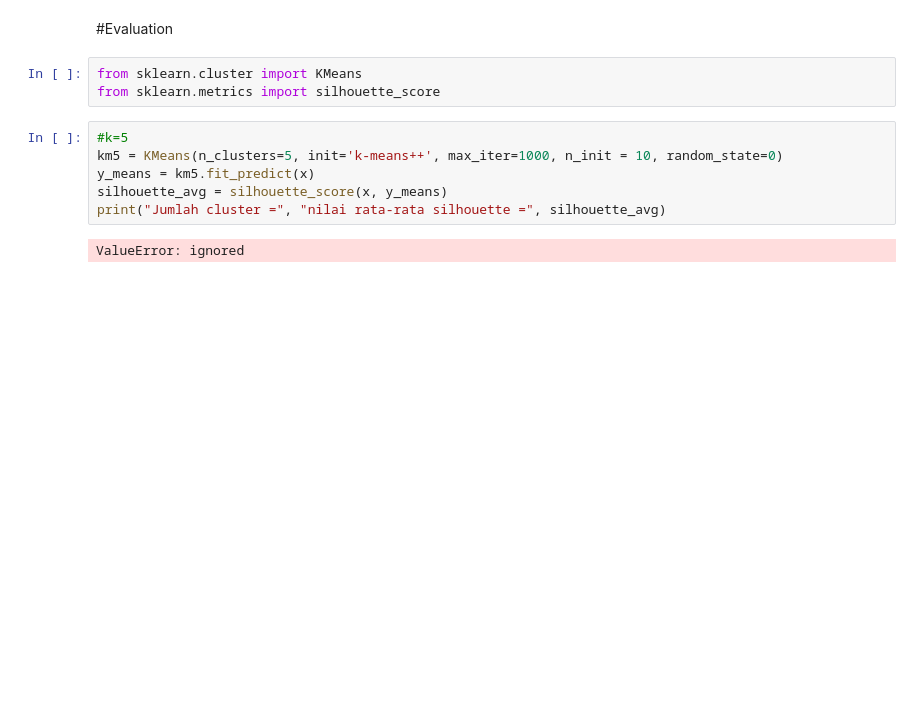
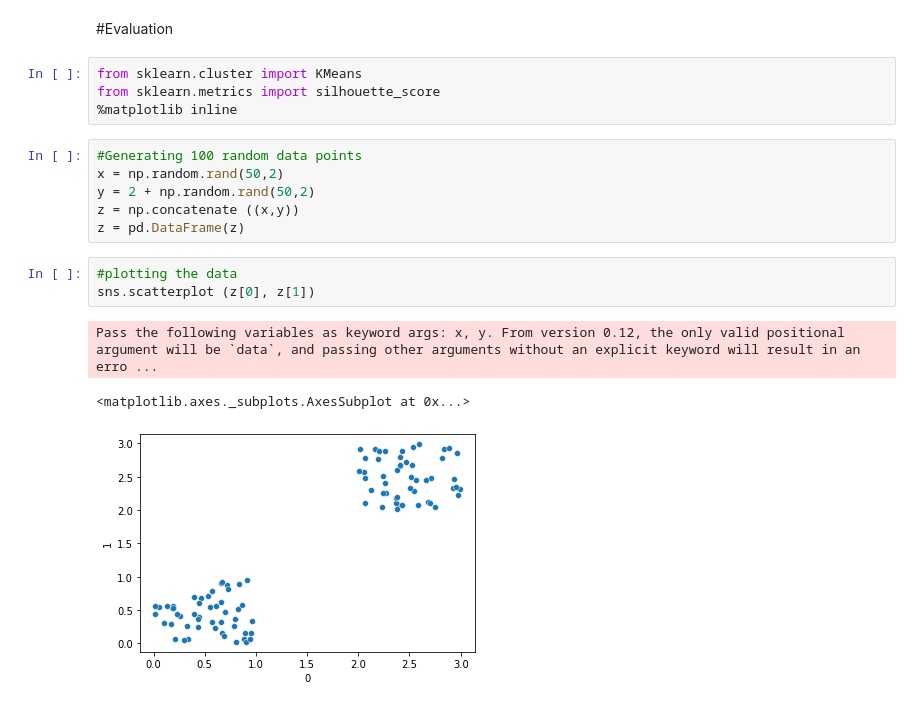
Before and after one commit to kristaLumbantoruan/customer-clustering-for-crm-in-xyz-store, a Jupyter notebook: Customer_Clustering.ipynb, the cells around one changed output. Drawn from its saved outputs; the diff is of its cells as text; blank space fills up the shorter version.

```diff
--- a/Customer_Clustering.ipynb
+++ b/Customer_Clustering.ipynb
@@ -841,11 +823,17 @@ RFMScoring.head()
 # %%
 from sklearn.cluster import KMeans
 from sklearn.metrics import silhouette_score
+%matplotlib inline
-# %%
-#k=5
-km5 = KMeans(n_clusters=5, init='k-means++', max_iter=1000, n_init = 10, random_state=0)
-y_means = km5.fit_predict(x)
-silhouette_avg = silhouette_score(x, y_means)
-print("Jumlah cluster =", "nilai rata-rata silhouette =", silhouette_avg)
-# %% [output]
-ValueError: ignored
+# %%
+#Generating 100 random data points
+x = np.random.rand(50,2)
+y = 2 + np.random.rand(50,2)
+z = np.concatenate ((x,y))
+z = pd.DataFrame(z)
+# %%
+#plotting the data
+sns.scatterplot (z[0], z[1])
+# %% [output]
+Pass the following variables as keyword args: x, y. From version 0.12, the only valid positional argument will be `data`, and passing other arguments without an explicit keyword will result in an erro ...
+<matplotlib.axes._subplots.AxesSubplot at 0x...>
+[figure, added]
```
Also changed, not shown: parts of 9 cells of this notebook.
